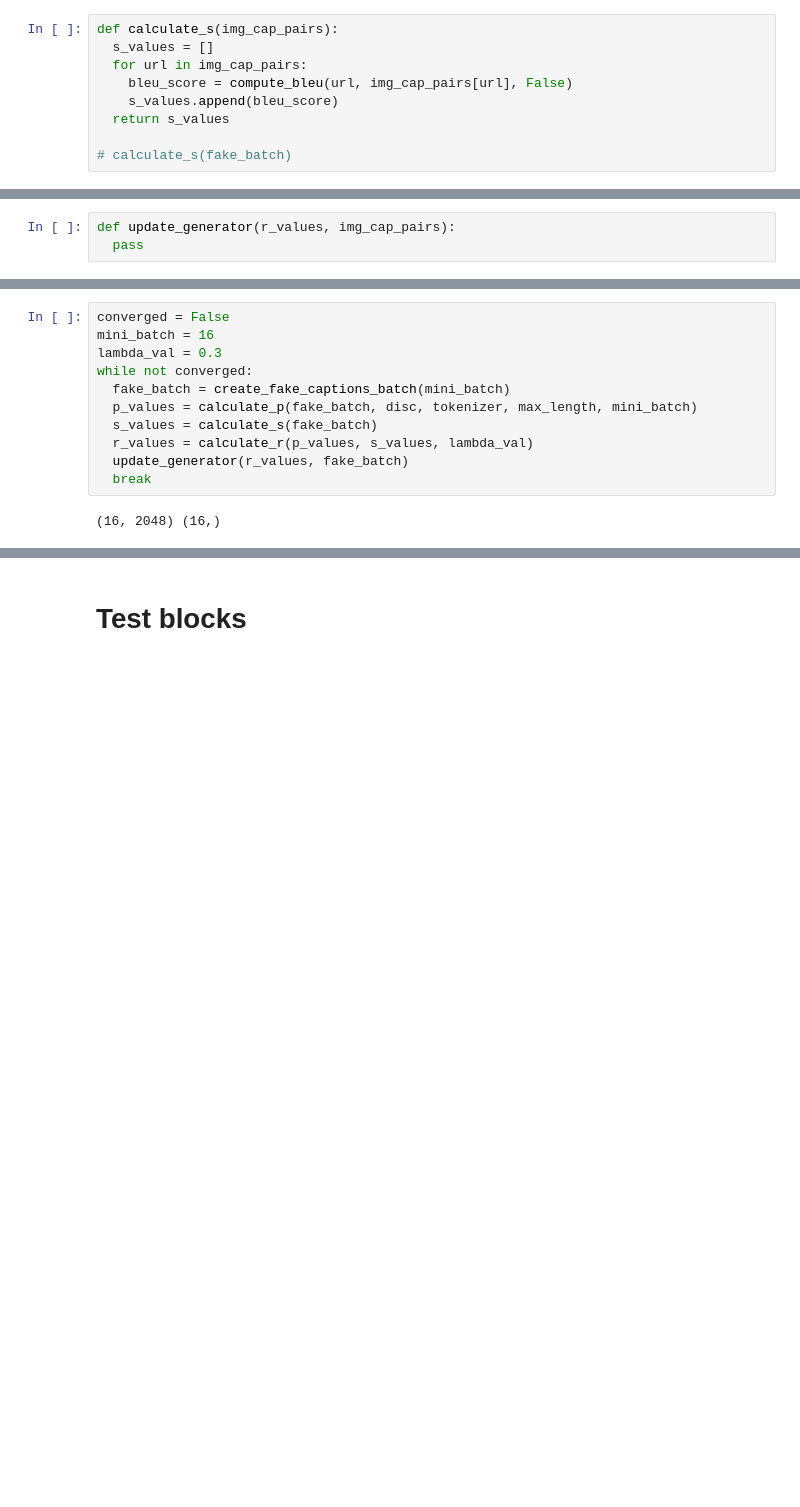
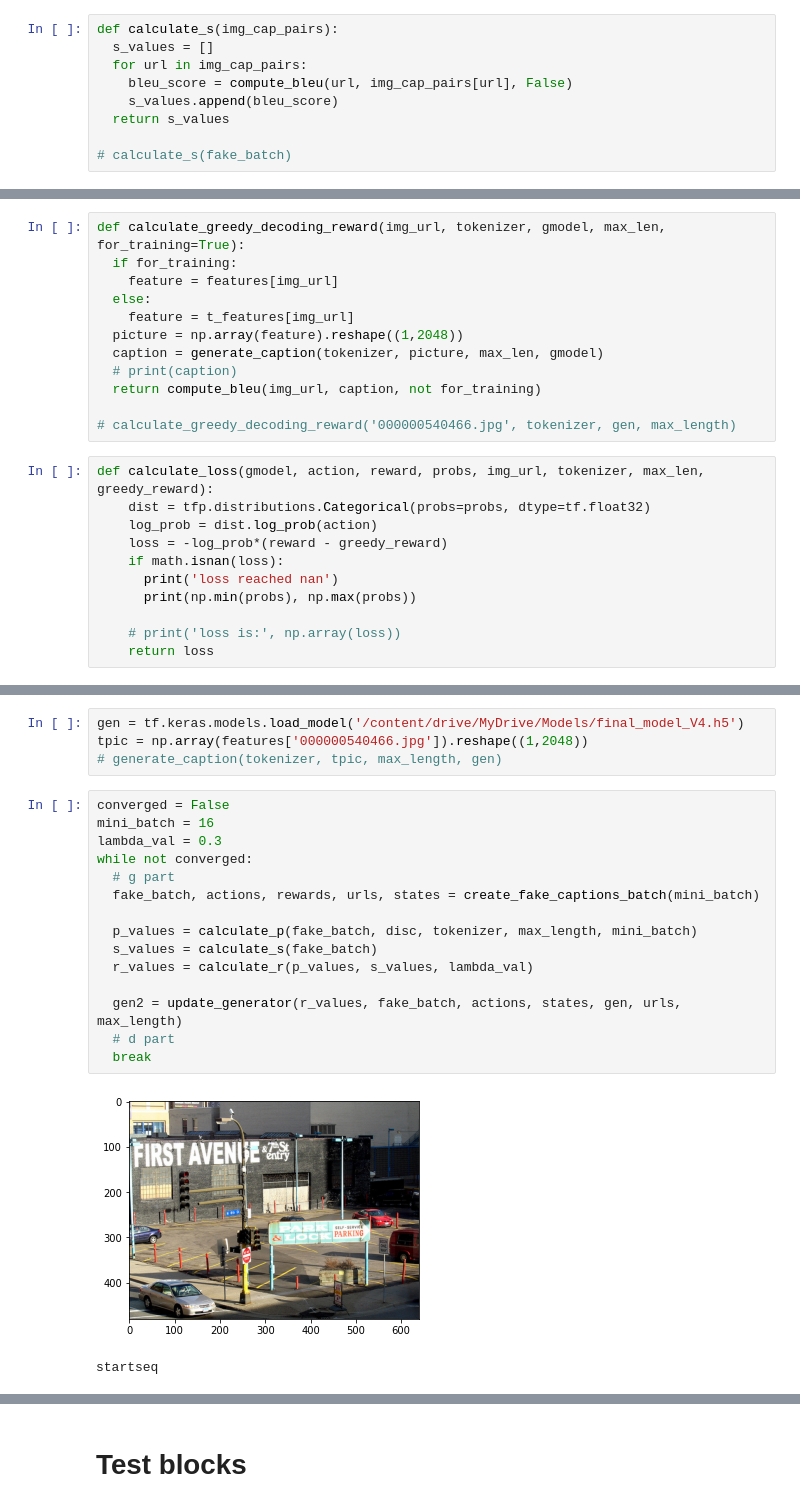
Before and after one commit to AlirezaAbedinii/ImageCaptioning, a Jupyter notebook: Image_Captioning.ipynb, the cells around one changed output, grey strips where cells are left out. Saved outputs shown, nothing was run; the diff lists cells and outputs as text; blank space fills up the shorter version.

Commit message:
Generator updating loop added

```diff
--- a/Image_Captioning.ipynb
+++ b/Image_Captioning.ipynb
@@ -1218,3 +1212,0 @@ def calculate_r(p_values, s_values, lambda_val):
-# %%
-def update_generator(r_values, img_cap_pairs):
-  pass
@@ -1220,0 +1215,23 @@ def update_generator(r_values, img_cap_pairs):
+# %%
+def calculate_greedy_decoding_reward(img_url, tokenizer, gmodel, max_len, for_training=True):
+  if for_training:
+    feature = features[img_url]
+  else:
+    feature = t_features[img_url]
+  picture = np.array(feature).reshape((1,2048))
+  caption = generate_caption(tokenizer, picture, max_len, gmodel)
+  # print(caption)
+  return compute_bleu(img_url, caption, not for_training)
+
+# calculate_greedy_decoding_reward('000000540466.jpg', tokenizer, gen, max_length)
+# %%
+def calculate_loss(gmodel, action, reward, probs, img_url, tokenizer, max_len, greedy_reward):
+    dist = tfp.distributions.Categorical(probs=probs, dtype=tf.float32)
+    log_prob = dist.log_prob(action)
+    loss = -log_prob*(reward - greedy_reward)
+    if math.isnan(loss):
+      print('loss reached nan')
+      print(np.min(probs), np.max(probs))
+
+    # print('loss is:', np.array(loss))
+    return loss
@@ -1221,13 +1278,22 @@ def update_generator(r_values, img_cap_pairs):
+# %%
+gen = tf.keras.models.load_model('/content/drive/MyDrive/Models/final_model_V4.h5')
+tpic = np.array(features['000000540466.jpg']).reshape((1,2048))
+# generate_caption(tokenizer, tpic, max_length, gen)
 # %%
 converged = False
 mini_batch = 16
 lambda_val = 0.3
 while not converged:
-  fake_batch = create_fake_captions_batch(mini_batch)
+  # g part
+  fake_batch, actions, rewards, urls, states = create_fake_captions_batch(mini_batch)
+
   p_values = calculate_p(fake_batch, disc, tokenizer, max_length, mini_batch)
   s_values = calculate_s(fake_batch)
   r_values = calculate_r(p_values, s_values, lambda_val)
-  update_generator(r_values, fake_batch)
+
+  gen2 = update_generator(r_values, fake_batch, actions, states, gen, urls, max_length)
+  # d part
   break
 # %% [output]
+[figure, added]
-(16, 2048) (16,)
+startseq
```
Also changed, not shown: parts of 27 cells of this notebook.
